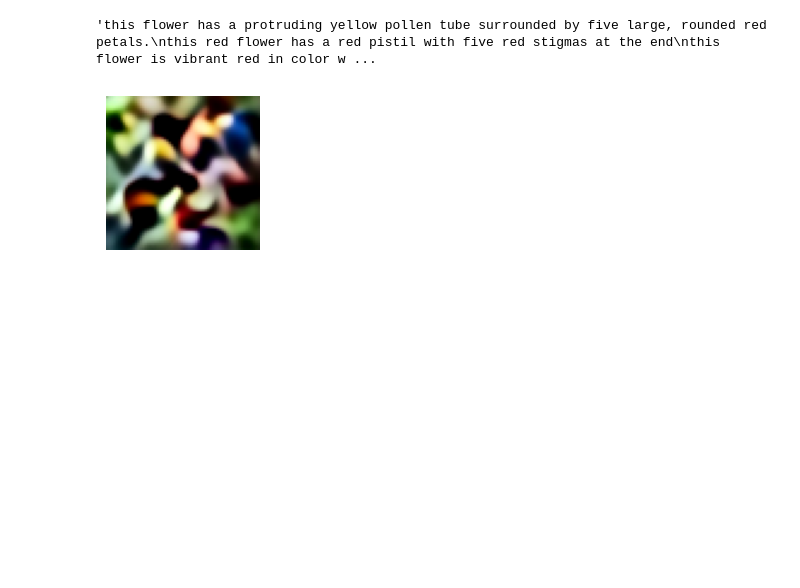
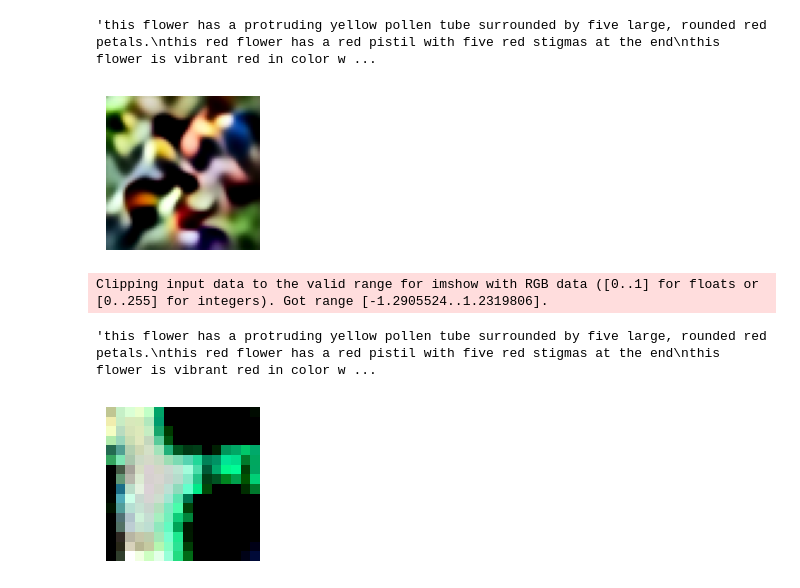
Before and after one commit to aniketpoojari/Text-To-Image-Diffusion, a Jupyter notebook: notebooks/Diffusion.ipynb, the cells around one changed output. Drawn from its saved outputs; the diff is of its cells as text; code cells hidden in the pictures; blank space fills up the shorter version.

```diff
--- a/notebooks/Diffusion.ipynb
+++ b/notebooks/Diffusion.ipynb
@@ -541,0 +547,59 @@ Clipping input data to the valid range for imshow with RGB data ([0..1] for floa
+# %%
+device = "cuda" if torch.cuda.is_available() else "cpu"
+vae = torch.load("../saved_models/vae.pth").to(device)
+unet = torch.load("../saved_models/diffuser.pth").to(device)
+vae.eval()
+unet.eval()
+tokenizer = CLIPTokenizer.from_pretrained("openai/clip-vit-base-patch32")
+text_encoder = CLIPTextModel.from_pretrained("openai/clip-vit-base-patch32").to(device)
+noise_scheduler = DDPMScheduler(num_train_timesteps=1000, beta_start=1e-4, beta_end=0.02)
+# %%
+# Inference Function
+def generate_image(prompt):
+
+    # Step 1: Tokenize and encode text
+    tokens = tokenizer(prompt, return_tensors="pt", padding="max_length", truncation=True, max_length=77).to(device)
+    with torch.no_grad():
+        text_embeddings = text_encoder(**tokens).last_hidden_state
+
+    # Step 2: Generate random noise in latent space
+    noise_shape = (1, 3, 16, 16)
+    noise = torch.randn(noise_shape).to(device)
+
+    # Step 3: Encode noise to latent space
+    with torch.no_grad():
+        latents = vae.encode(noise).latent_dist.sample() * 0.18215
+
+    # Step 4: Denoise using the UNet
+    with torch.no_grad():
+        for t in range(1000-1, 0, -1):
+            # Get the predicted noise from the U-Net
+            noise_t = unet(latents, torch.tensor([t]).to(device), encoder_hidden_states=text_embeddings, return_dict=False)[0]
+            latents = noise_scheduler.step(noise_t, t, latents).prev_sample
+
+
+    # Step 5: Decode latents to image
+    with torch.no_grad():
+        latents = 1 / 0.18215 * latents  # Scale back latents
+        image = vae.decode(latents).sample
+
+    # Step 6: Convert to PIL image and return
+    # image = (image / 2 + 0.5).clamp(0, 1)
+    # pil_image = to_pil_image(image[0])
+    return image
+
+# Example Usage
+text = 'this flower has a protruding yellow pollen tube surrounded by five large, rounded red petals.\nthis red flower has a red pistil with five red stigmas at the end\nthis flower is vibrant red in color with five petals, and red stigma.\nthis flower has five wide, textured, rounded petals and a prominent pistil which is also of the same color.\nvery wide orange wrinkly petals with one long red stigma and red anthers.\na large red petaled flower with long, red and thin stamen.\nthis red orange flower has rounded petals and a red and yellow pistil.\nthis flower has large and thick red petals with a long red style and red stigma.\nthis flower has petals that are red and has yellow patches\nthis flower is red and yellow in color, and has petals that are pink near the base of the ovary.\n'
+generated_image = generate_image(text)
+
+from matplotlib import pyplot as plt
+fig, axes = plt.subplots(figsize=(2,2))
+axes.imshow(generated_image.to('cpu')[0].permute(1, 2, 0))
+axes.axis('off')
+plt.show
+
+text
+# %% [output]
+Clipping input data to the valid range for imshow with RGB data ([0..1] for floats or [0..255] for integers). Got range [-1.2905524..1.2319806].
+'this flower has a protruding yellow pollen tube surrounded by five large, rounded red petals.\nthis red flower has a red pistil with five red stigmas at the end\nthis flower is vibrant red in color w ...
+[figure, added]
```
Also changed, not shown: parts of 1 cell of this notebook, 10 other files.
